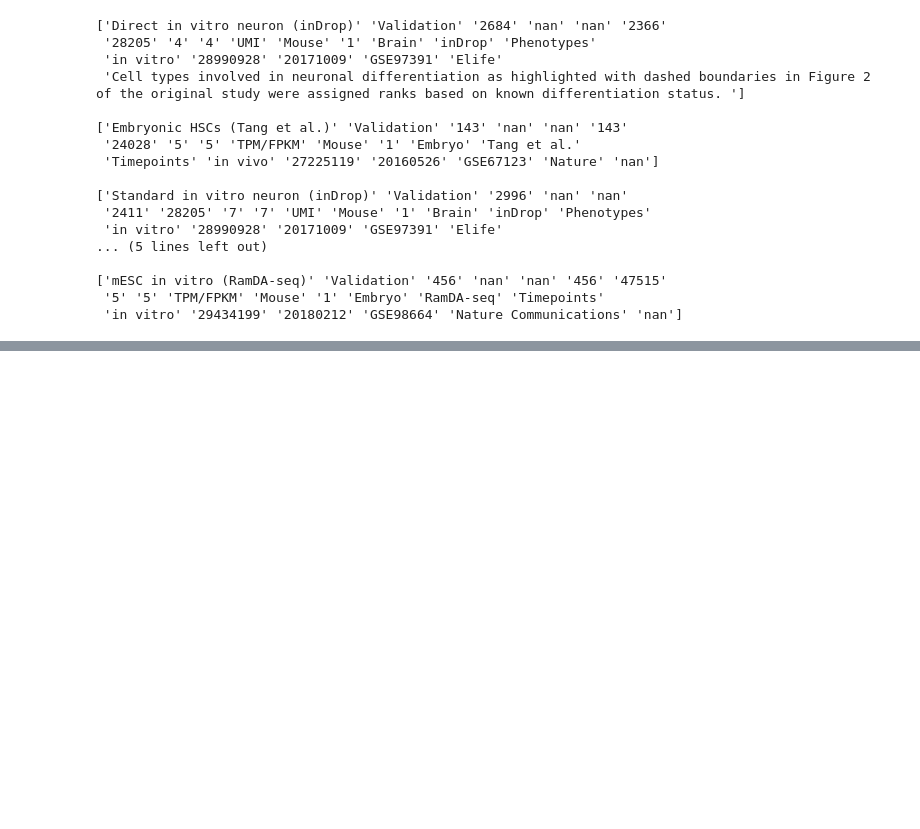
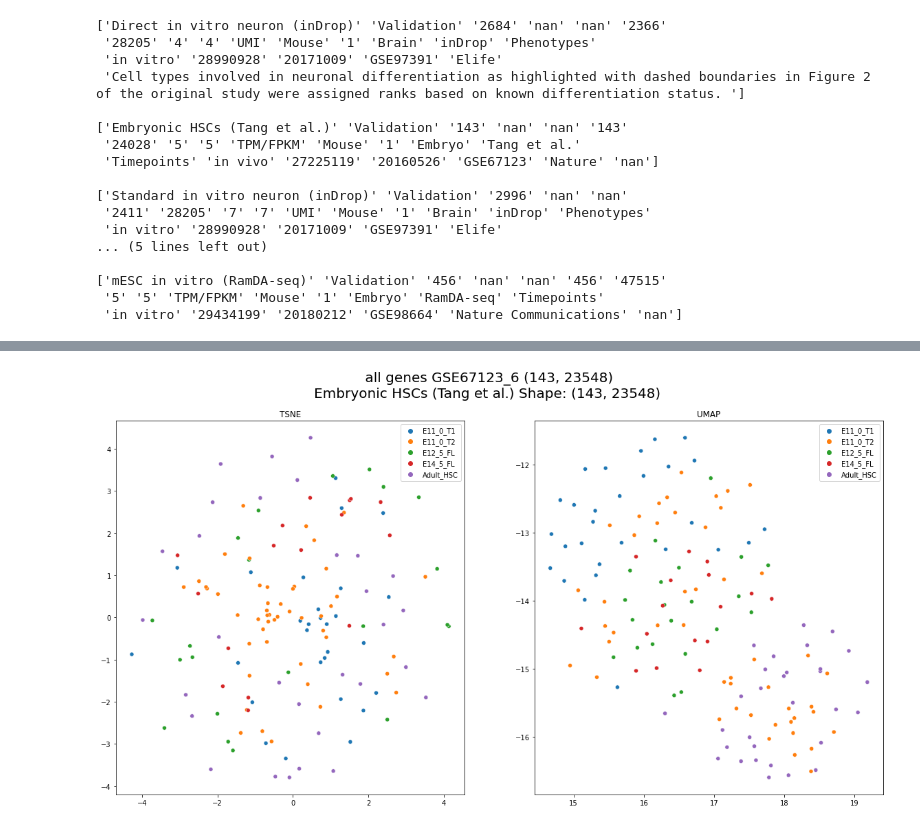
Before and after one commit to dcolinmorgan/grph, a Jupyter notebook: standard_single_cell_umap_demo.ipynb, the cells around one changed output, grey strips where cells are left out. Cells and saved outputs as stored; diff of their text form; code cells hidden in the pictures; blank space fills up the shorter version.

```diff
--- a/standard_single_cell_umap_demo.ipynb
+++ b/standard_single_cell_umap_demo.ipynb
@@ -144,7 +151,13 @@ print('Total ', np.round(time.time() - t0,1), 'seconds passed')
 # %%
+fig,ax = plt.subplots(1,2, figsize = (20,10)); c = 0
+ax[0].set_title('TSNE')
+ax[1].set_title('UMAP')
+plt.suptitle(' all genes ' +str_data_inf_1 + ' Shape: ' + str(adata1.X.shape) , fontsize = 20  )
 
+sns.scatterplot(x = adata1.uns['X_tsne'][:,0], y = adata1.uns['X_tsne'][:,1]  , hue = adata1.uns['Phenotype'],ax=ax[0])
 
-fig = plt.figure(figsize = (20,10)); c = 0
-plt.suptitle('UMAP from all genes ' +str_data_inf_5 + ' Shape: ' + str(adata5.X.shape) , fontsize = 20  )
-sns.scatterplot(x = adata5.uns['X_umap'][:,0], y = adata5.uns['X_umap'][:,1]  , hue = adata5.uns['Phenotype'])
+sns.scatterplot(x = adata1.uns['X_umap'][:,0], y = adata1.uns['X_umap'][:,1]  , hue = adata1.uns['Phenotype'],ax=ax[1])
+
 plt.show()
+# %% [output]
+[figure, added]
```
Also changed, not shown: parts of 2 cells of this notebook.
